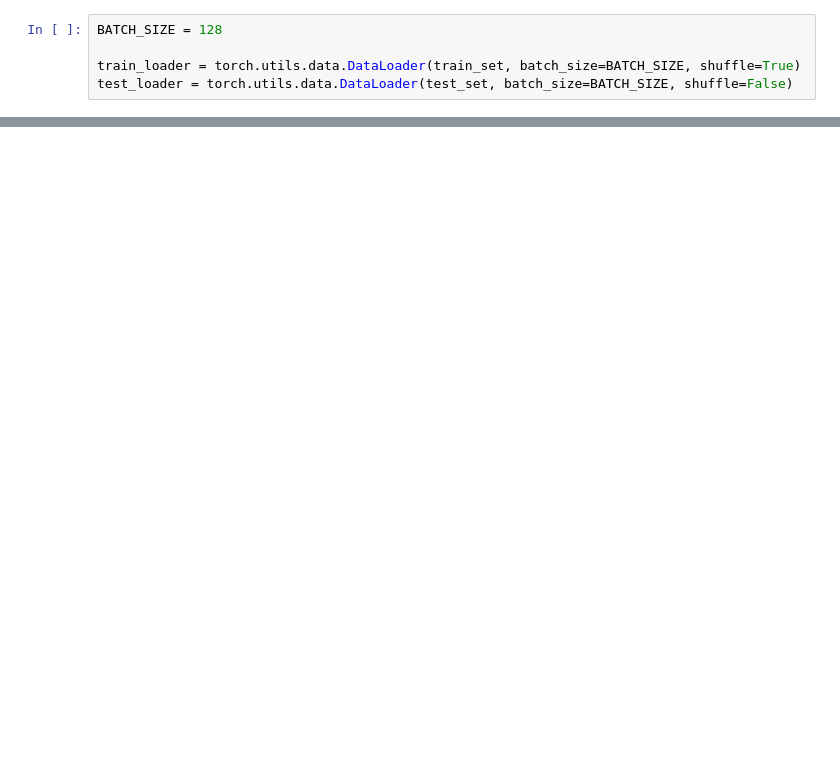
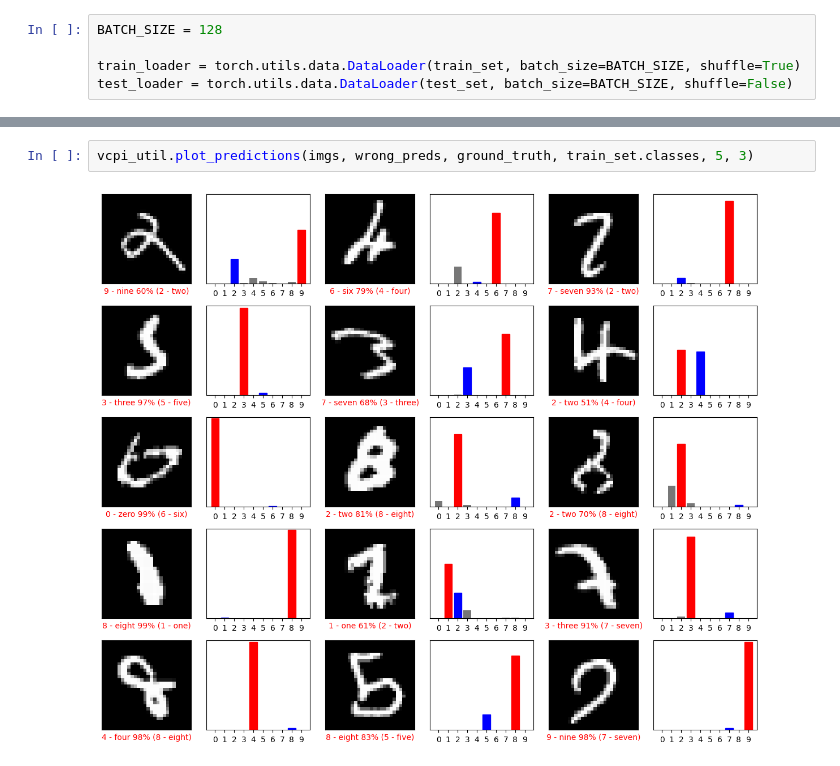
Before and after one commit to LykiFyar/stuff, a Jupyter notebook: Yr4/Sem2/CG/VCPI/VC/Aulas/Aula2/MNIST I - basic FC tutorial-empty.ipynb, the cells around one changed output, grey strips where cells are left out. Cells and saved outputs as stored; diff of their text form; blank space fills up the shorter version.

```diff
--- a/Yr4/Sem2/CG/VCPI/VC/Aulas/Aula2/MNIST I - basic FC tutorial-empty.ipynb
+++ b/Yr4/Sem2/CG/VCPI/VC/Aulas/Aula2/MNIST I - basic FC tutorial-empty.ipynb
@@ -76,0 +245,4 @@ predictions = torch.nn.functional.softmax(logits, dim=1)
+# %%
+vcpi_util.plot_predictions(imgs, wrong_preds, ground_truth, train_set.classes, 5, 3)
+# %% [output]
+[figure, added]
```
Also changed, not shown: parts of 25 cells of this notebook, 10 other files.
